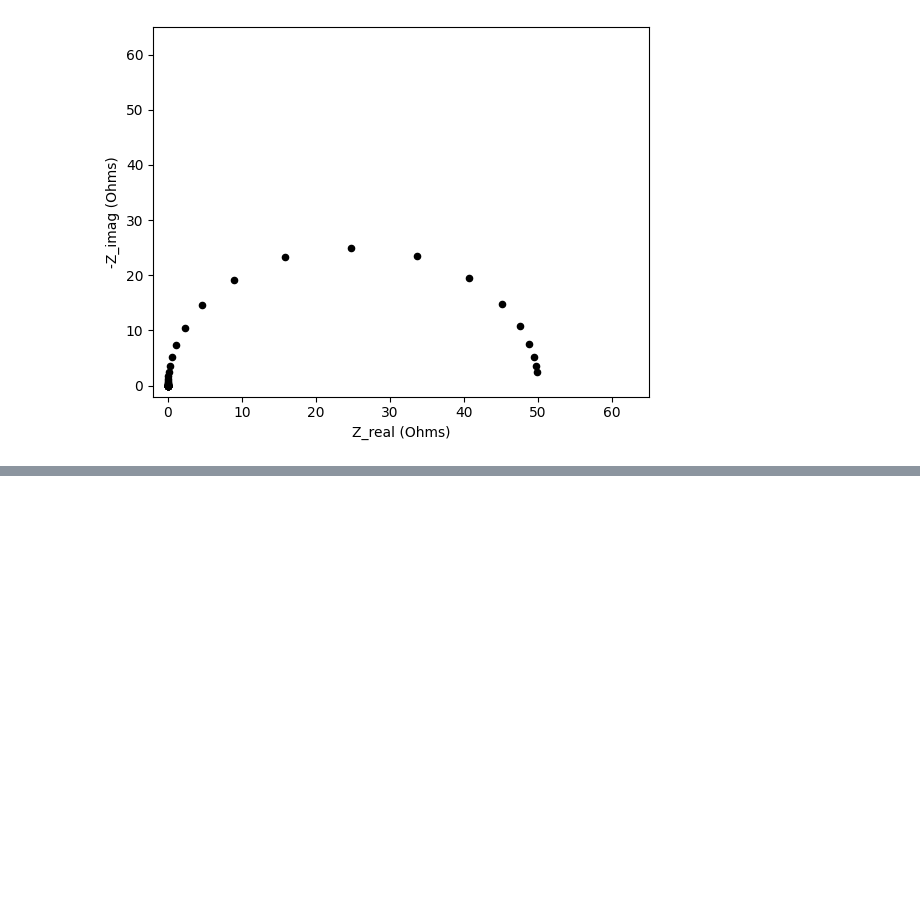
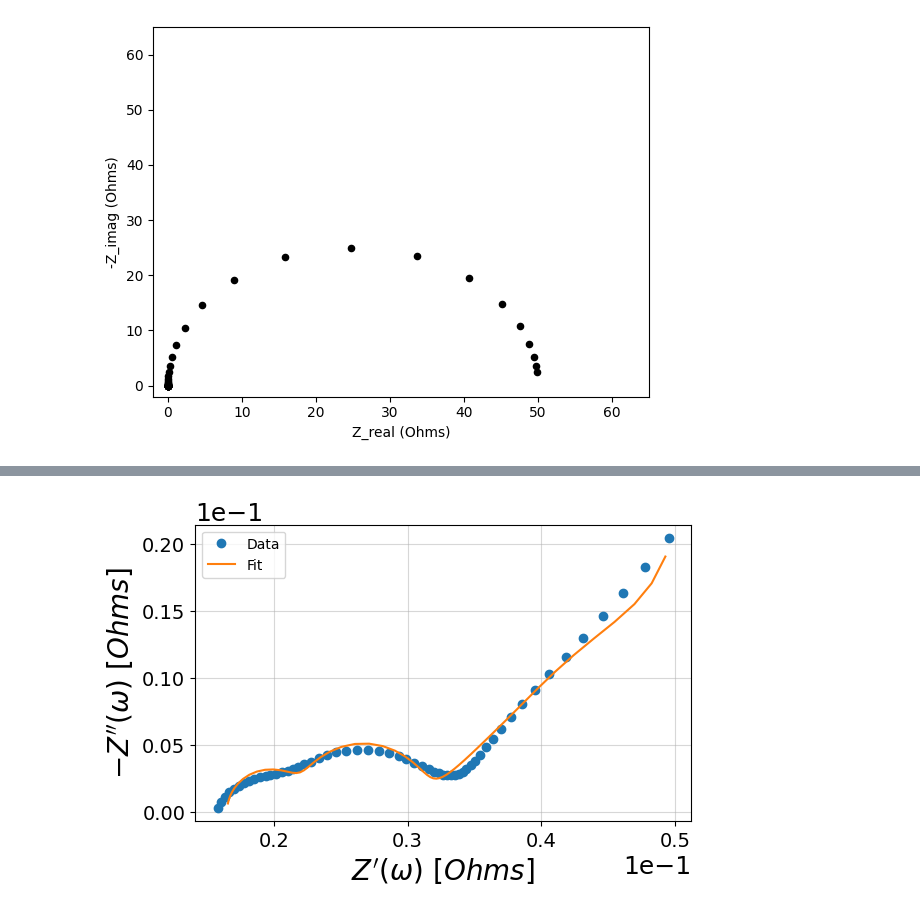
Before and after one commit to wesleykchang/Spring-2024-MEMT680, a Jupyter notebook: Spring 2024 MEMT680/Session-8.ipynb, the cells around one changed output, grey strips where cells are left out. Cells and saved outputs as stored; diff of their text form; code cells hidden in the pictures; blank space fills up the shorter version.

```diff
--- a/Spring 2024 MEMT680/Session-8.ipynb
+++ b/Spring 2024 MEMT680/Session-8.ipynb
@@ -63,3 +63,17 @@ ax1.set_ylim(-2,65)
 plt.show()
 # %% [output]
 [figure]
+# %%
+from impedance import preprocessing
+from impedance.models.circuits import CustomCircuit
+from impedance.models.circuits.fitting import extract_circuit_elements
+from impedance.visualization import plot_nyquist,plot_residuals
+import pandas as pd
+
+# Load data from the example EIS data
+frequencies, Z = preprocessing.readCSV('./sample_EIS.csv')
+
+# keep only the impedance data in the first quandrant
+frequencies, Z = preprocessing.ignoreBelowX(frequencies, Z)
+
+print(Z)
@@ -65,0 +100,23 @@ plt.show()
+# %%
+from impedance.models.circuits import CustomCircuit
+
+circuit = 'R0-p(R1,C1)-p(R2-Wo1,C2)'
+initial_guess = [.01, .01, 100, .01, .05, 100, 1]
+
+circuit = CustomCircuit(circuit, initial_guess=initial_guess)
+
+circuit.fit(frequencies, Z)
+
+Z_fit = circuit.predict(frequencies)
+# %%
+import matplotlib.pyplot as plt
+from impedance.visualization import plot_nyquist
+
+fig, ax = plt.subplots()
+plot_nyquist(Z, fmt='o', scale=10, ax=ax)
+plot_nyquist(Z_fit, fmt='-', scale=10, ax=ax)
+
+plt.legend(['Data', 'Fit'])
+plt.show()
+# %% [output]
+[figure, added]
```
Also changed, not shown: parts of 3 cells of this notebook, 4 other files.
